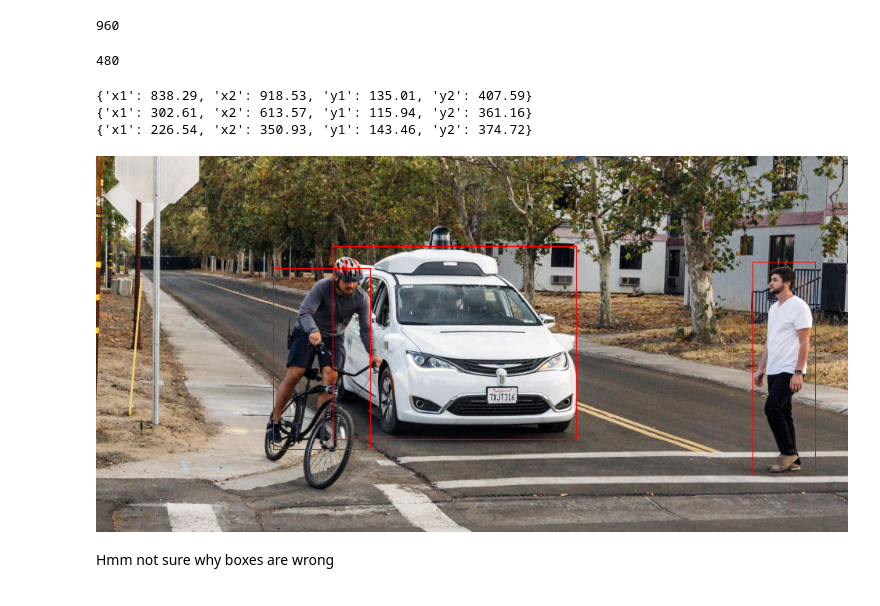
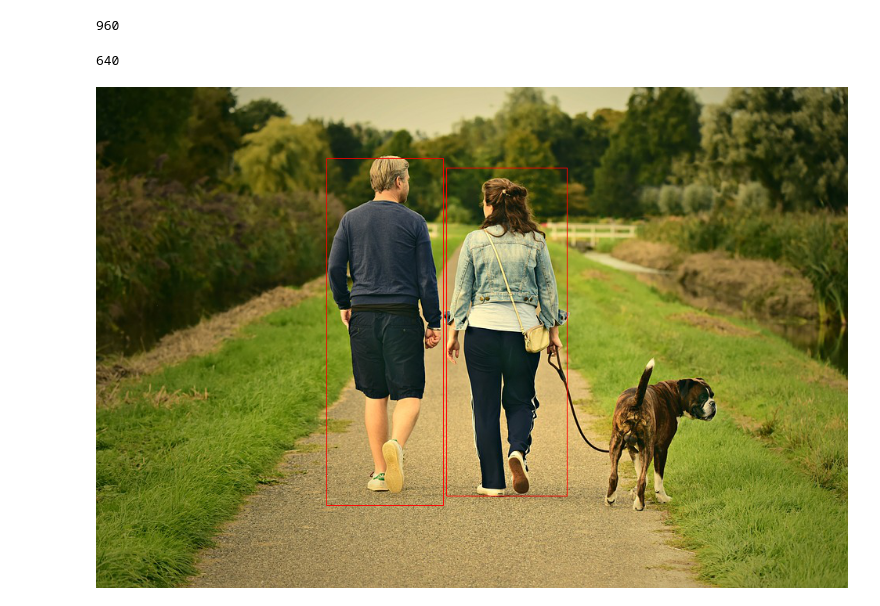
Before and after one commit to robmarkcole/coral-pi-rest-server, a Jupyter notebook: coral-app-usage.ipynb, the cells around one changed output. Cells and saved outputs as stored; diff of their text form; code cells hidden in the pictures.

```diff
--- a/coral-app-usage.ipynb
+++ b/coral-app-usage.ipynb
@@ -17,8 +17,8 @@ face.jpg  my_setup.png  people_car.jpg
 # %%
 import requests
 
-PREDICT_URL = 'http://localhost:5000/predict'
-IMAGE_PATH = "images/people_car.jpg"
+PREDICT_URL = 'http://localhost:5000/v1/vision/detection'
+IMAGE_PATH = "images/test-image3.jpg"
 #IMAGE_PATH = "images/face.jpg"
 
 # load the input image and construct the payload for the request
@@ -119,21 +113,14 @@ image_width
 image_height = image.size[1]
 image_height
 # %% [output]
-480
+640
 # %%
 for result in predictions:
-    b_box = result["bounding_box"]
-    bounding_box = [b_box['x1'], b_box['y1'], b_box['x2'], b_box['y2']]
     # bounding_box = list(b_box.values())
     if float(result["confidence"]) > CONFIDENCE:
-        print(b_box)
+        bounding_box = [result['x_min'], result['y_min'], result['x_max'], result['y_max']]
         draw.rectangle(bounding_box, outline='red')
 
 display(image)
 # %% [output]
-{'x1': 838.29, 'x2': 918.53, 'y1': 135.01, 'y2': 407.59}
-{'x1': 302.61, 'x2': 613.57, 'y1': 115.94, 'y2': 361.16}
-{'x1': 226.54, 'x2': 350.93, 'y1': 143.46, 'y2': 374.72}
-[figure, old version]
+[figure, new version]
-# %% [markdown]
-Hmm not sure why boxes are wrong
```
Also changed, not shown: parts of 8 cells of this notebook, 4 other files.
